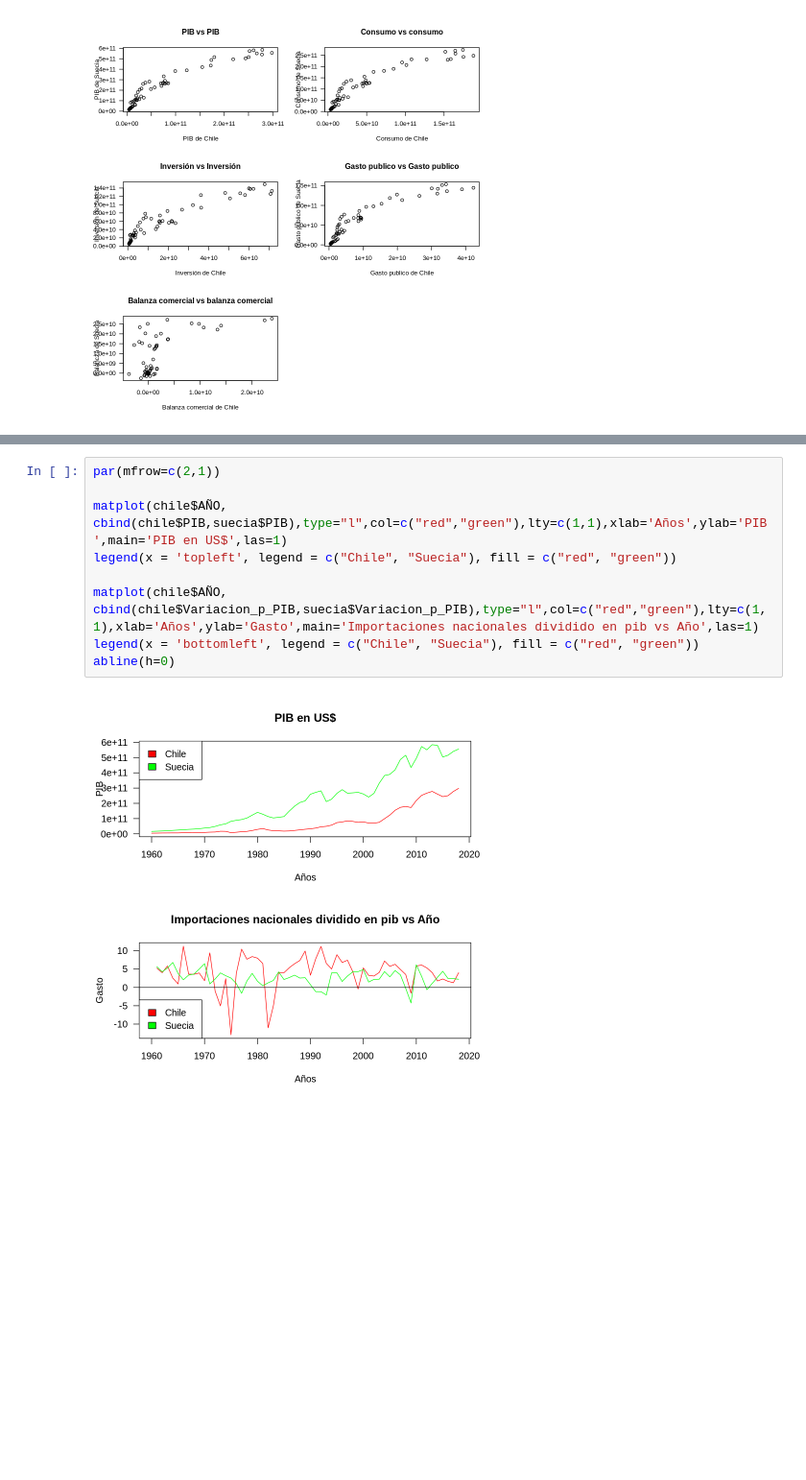
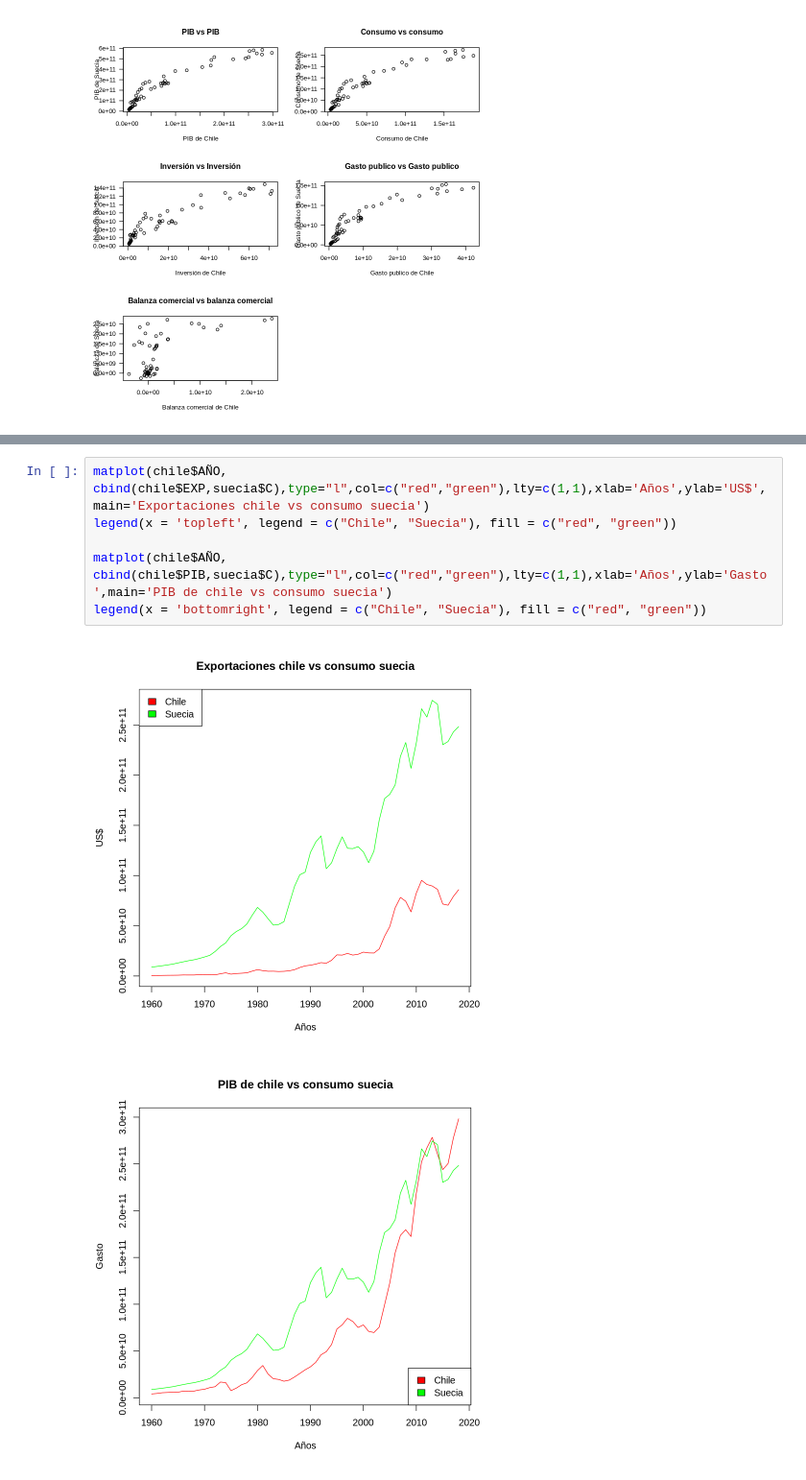
Before and after one commit to Taz-Ricardo/Macro, a Jupyter notebook: Tarea_1.ipynb, the cells around one changed output, grey strips where cells are left out. Shown at 96% size. Drawn from its saved outputs; the diff is of its cells as text; blank space fills up the shorter version.

```diff
--- a/MACRO.ipynb
+++ b/Tarea_1.ipynb
@@ -151,11 +350,9 @@ legend(x = 'bottomright', legend = c("Chile", "Suecia"), fill = c("red", "green"
 # %%
-par(mfrow=c(2,1))
-
-matplot(chile$AÑO, cbind(chile$PIB,suecia$PIB),type="l",col=c("red","green"),lty=c(1,1),xlab='Años',ylab='PIB',main='PIB en US$',las=1)
+matplot(chile$AÑO, cbind(chile$EXP,suecia$C),type="l",col=c("red","green"),lty=c(1,1),xlab='Años',ylab='US$',main='Exportaciones chile vs consumo suecia')
 legend(x = 'topleft', legend = c("Chile", "Suecia"), fill = c("red", "green"))
 
-matplot(chile$AÑO, cbind(chile$Variacion_p_PIB,suecia$Variacion_p_PIB),type="l",col=c("red","green"),lty=c(1,1),xlab='Años',ylab='Gasto',main='Importaciones nacionales dividido en pib vs Año',las=1)
-legend(x = 'bottomleft', legend = c("Chile", "Suecia"), fill = c("red", "green"))
-abline(h=0)
+matplot(chile$AÑO, cbind(chile$PIB,suecia$C),type="l",col=c("red","green"),lty=c(1,1),xlab='Años',ylab='Gasto',main='PIB de chile vs consumo suecia')
+legend(x = 'bottomright', legend = c("Chile", "Suecia"), fill = c("red", "green"))
 # %% [output]
-[figure, old version]
+[figure, new version]
+[figure, added]
```
Also changed, not shown: parts of 19 cells of this notebook, 3 other files.
